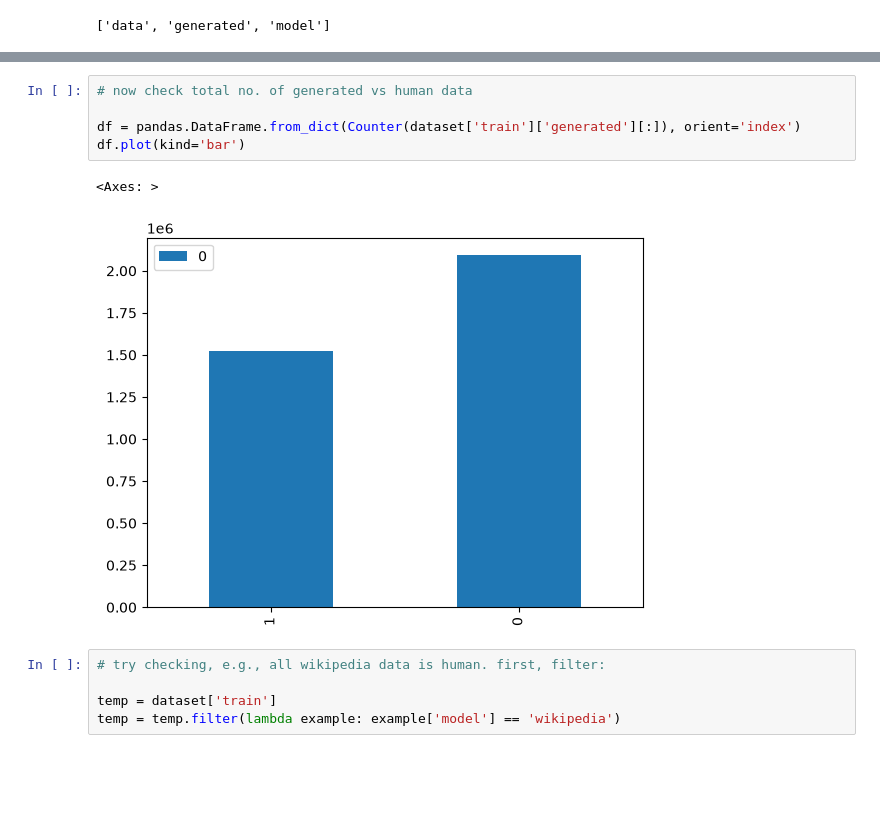
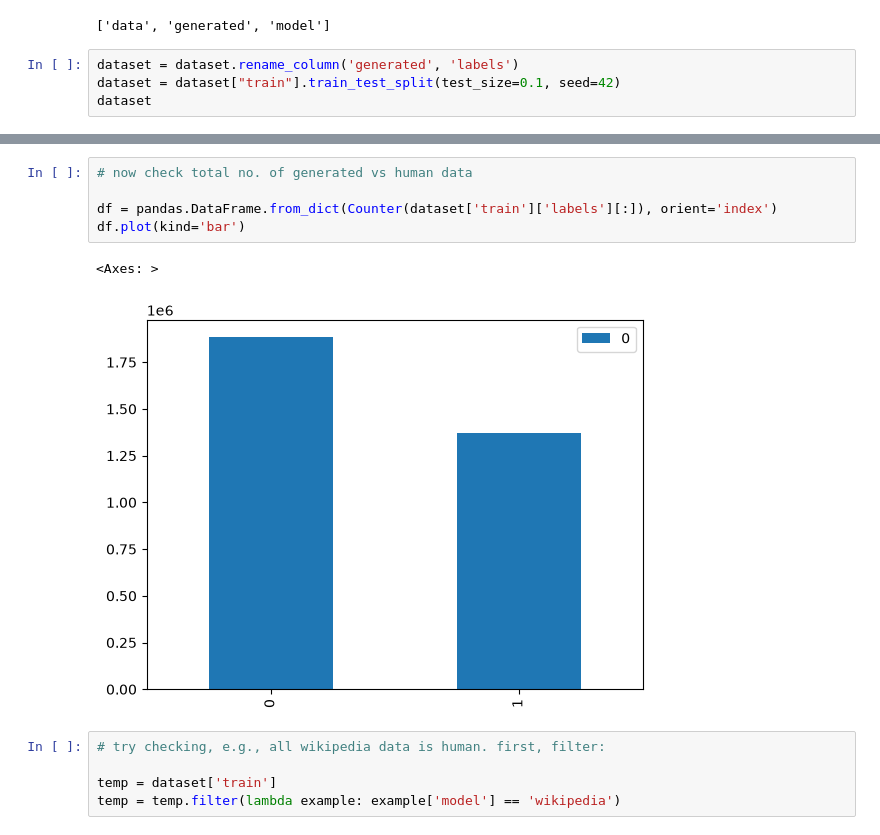
Before and after one commit to lucykappai/margnap, a Jupyter notebook: notebook.ipynb, the cells around one changed output, grey strips where cells are left out. Cells and saved outputs as stored; diff of their text form; blank space fills up the shorter version.

```diff
--- a/notebook.ipynb
+++ b/notebook.ipynb
@@ -45,3 +47,7 @@ Shape of training dataset: (3614247, 3)
 dataset['train'].column_names
 # %% [output]
 ['data', 'generated', 'model']
+# %%
+dataset = dataset.rename_column('generated', 'labels')
+dataset = dataset["train"].train_test_split(test_size=0.1, seed=42)
+dataset
@@ -59,11 +76,11 @@ df.plot(kind='bar')
 # %%
 # now check total no. of generated vs human data
 
-df = pandas.DataFrame.from_dict(Counter(dataset['train']['generated'][:]), orient='index')
+df = pandas.DataFrame.from_dict(Counter(dataset['train']['labels'][:]), orient='index')
 df.plot(kind='bar')
 # %% [output]
 <Axes: >
-[figure, old version]
+[figure, new version]
 # %%
 # try checking, e.g., all wikipedia data is human. first, filter:
 
```
Also changed, not shown: parts of 29 cells of this notebook.
